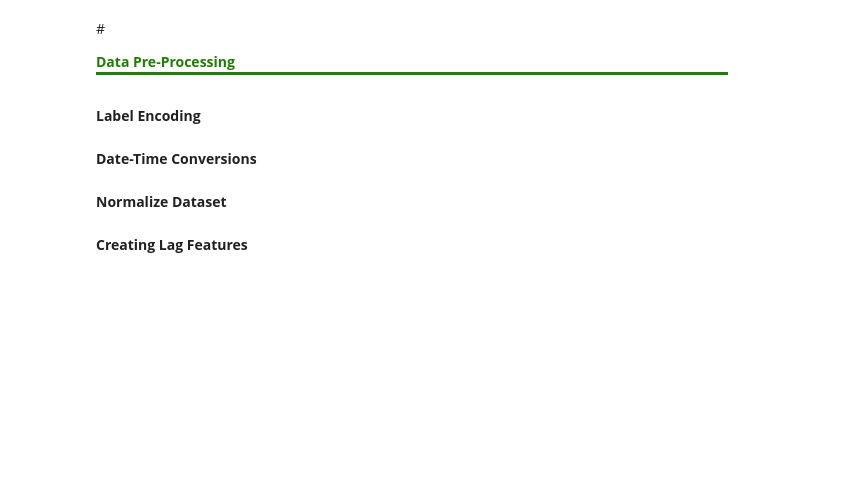
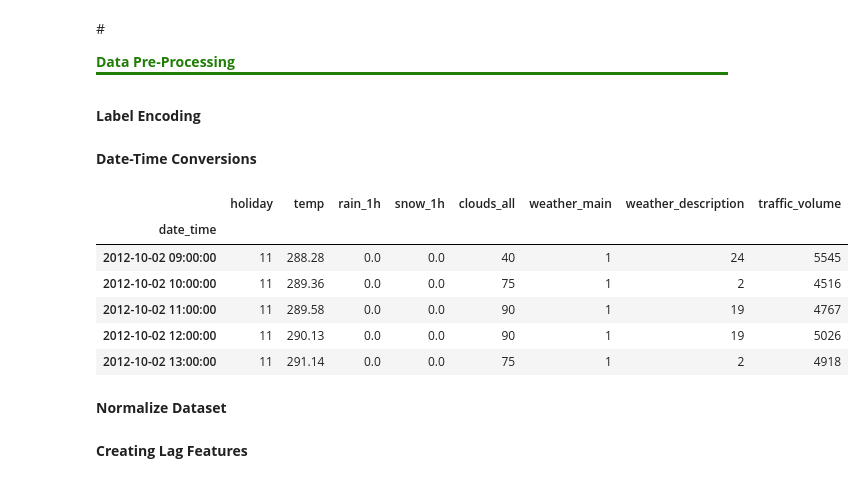
Before and after one commit to dr-mushtaq/Research-Work, a Jupyter notebook: Traffic_Prediction_System.ipynb, the cells around one changed output. Cells and saved outputs as stored; diff of their text form; code cells hidden in the pictures; blank space fills up the shorter version.

```diff
--- a/Traffic_Prediction_System.ipynb
+++ b/Traffic_Prediction_System.ipynb
@@ -47,3 +47,13 @@ for column in ['holiday', 'weather_main', 'weather_description']:
+# %%
+data.head()
+# %% [output]
+|  | holiday | temp | rain_1h | snow_1h | clouds_all | weather_main | weather_description | traffic_volume |
+| date_time |  |  |  |  |  |  |  |  |
+| 2012-10-02 09:00:00 | 11 | 288.28 | 0.0 | 0.0 | 40 | 1 | 24 | 5545 |
+| 2012-10-02 10:00:00 | 11 | 289.36 | 0.0 | 0.0 | 75 | 1 | 2 | 4516 |
+| 2012-10-02 11:00:00 | 11 | 289.58 | 0.0 | 0.0 | 90 | 1 | 19 | 4767 |
+| 2012-10-02 12:00:00 | 11 | 290.13 | 0.0 | 0.0 | 90 | 1 | 19 | 5026 |
+| 2012-10-02 13:00:00 | 11 | 291.14 | 0.0 | 0.0 | 75 | 1 | 2 | 4918 |
 # %% [markdown]
 **Normalize Dataset**
 # %%
```
Also changed, not shown: parts of 8 cells of this notebook.
